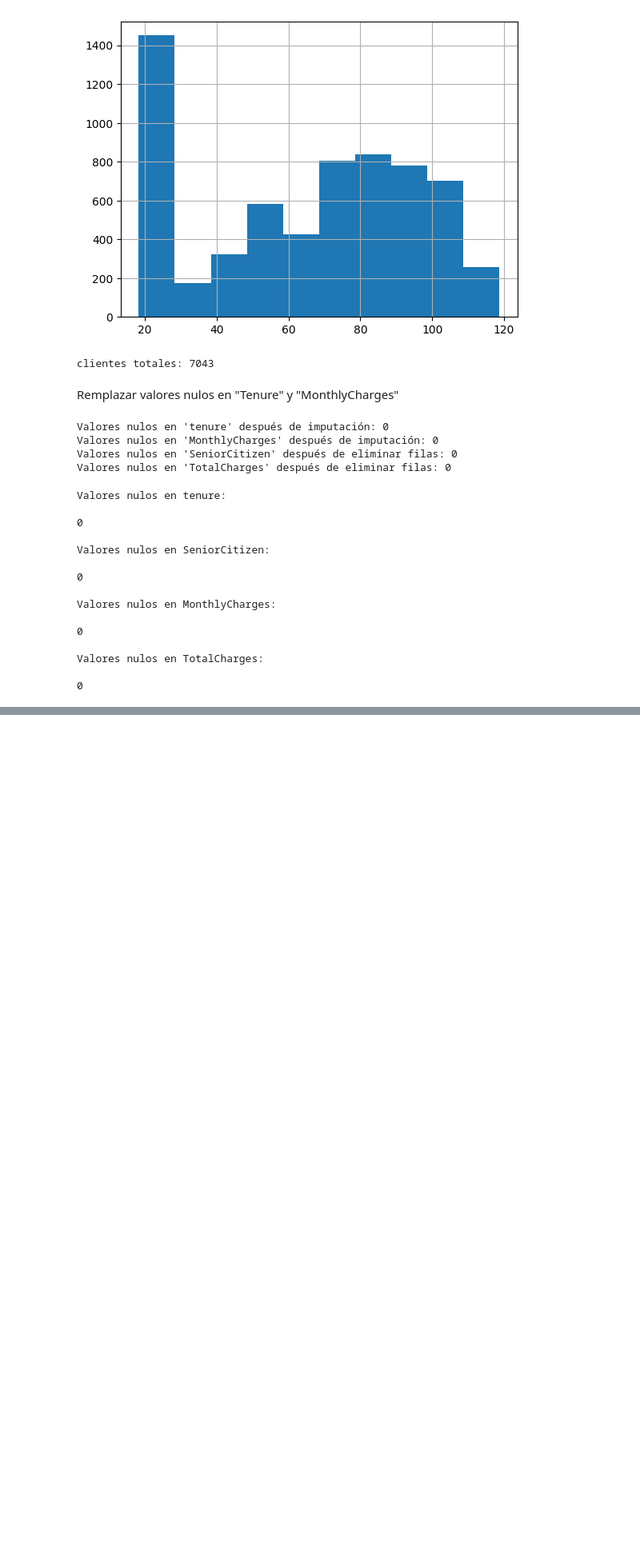
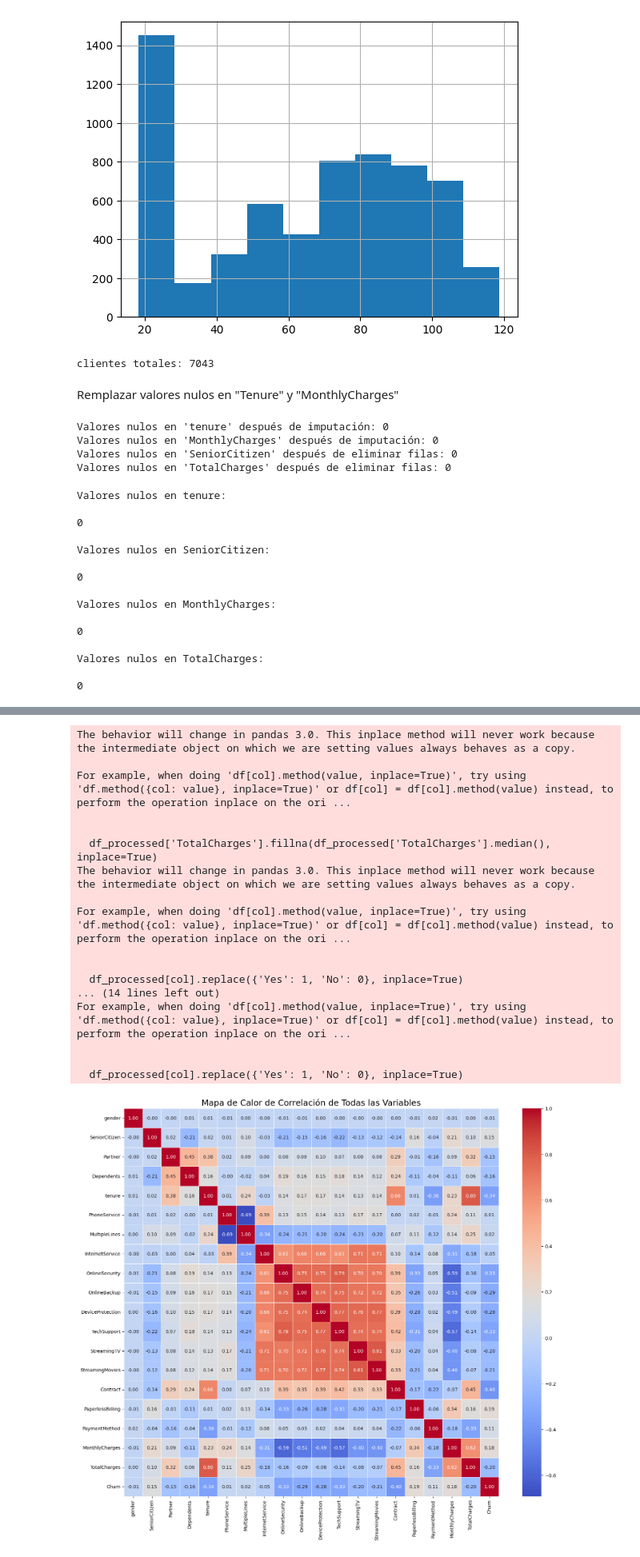
Before and after one commit to PALACIOS1259/Cienciadedatos, a Jupyter notebook: Untitled.ipynb, the cells around one changed output, grey strips where cells are left out. Shown at 80% size. Drawn from its saved outputs; the diff is of its cells as text; code cells hidden in the pictures; blank space fills up the shorter version.

```diff
--- a/Untitled.ipynb
+++ b/Untitled.ipynb
@@ -249,0 +208,73 @@ plt.show()
+# %%
+
+# Crear una copia del DataFrame para el preprocesamiento
+df_processed = df.copy()
+
+# 1. Convertir la columna 'TotalCharges' a numérica.
+# Los espacios vacíos se convertirán en NaN (Not a Number).
+df_processed['TotalCharges'] = pd.to_numeric(df_processed['TotalCharges'], errors='coerce')
+# Rellenar los valores NaN con la mediana de la columna para no perder datos.
+df_processed['TotalCharges'].fillna(df_processed['TotalCharges'].median(), inplace=True)
+
+# 2. Eliminar la columna 'customerID' ya que no es relevante para el análisis de correlación.
+df_processed.drop('customerID', axis=1, inplace=True)
+
+# 3. Convertir todas las columnas categóricas restantes a numéricas.
+# Iteramos sobre cada columna del DataFrame.
+for col in df_processed.columns:
+    # Verificamos si el tipo de dato de la columna es 'object' (lo que usualmente significa texto).
+    if df_processed[col].dtype == 'object':
+        # Reemplazamos 'Yes' y 'No' por 1 y 0 respectivamente.
+        if 'Yes' in df_processed[col].unique() and 'No' in df_processed[col].unique():
+            df_processed[col].replace({'Yes': 1, 'No': 0}, inplace=True)
+            # También manejamos el caso de 'No internet service' o 'No phone service'
+            if 'No internet service' in df_processed[col].unique():
+                df_processed[col].replace({'No internet service': 2}, inplace=True)
+            if 'No phone service' in df_processed[col].unique():
+                df_processed[col].replace({'No phone service': 2}, inplace=True)
+
+        # Para otras columnas categóricas, usamos la codificación de etiquetas (Label Encoding).
+        # El método .astype('category').cat.codes convierte cada categoría de texto en un número.
+        df_processed[col] = df_processed[col].astype('category').cat.codes
+
+# --- FIN DEL PREPROCESAMIENTO DE DATOS ---
+
+
+# --- INICIO DE LA VISUALIZACIÓN ---
+
+# 4. Calcular la matriz de correlación
+plt.figure(figsize=(18, 15)) # Ajusta el tamaño para que sea más legible
+correlation_matrix = df_processed.corr()
+
+# 5. Generar el mapa de calor usando Seaborn
+# annot=True muestra los valores de correlación en cada celda.
+# cmap='coolwarm' es una paleta de colores común para mapas de calor.
+heatmap = sns.heatmap(correlation_matrix, annot=True, fmt='.2f', cmap='coolwarm', linewidths=.5)
+
+plt.title('Mapa de Calor de Correlación de Todas las Variables', fontsize=18)
+plt.show()
+
+# --- FIN DE LA VISUALIZACIÓN ---
+
+# Opcional: Mostrar las primeras filas del dataframe procesado para verificar las conversiones
+print("Vista previa del DataFrame procesado con valores numéricos:")
+print(df_processed.head())
+# %% [output]
+The behavior will change in pandas 3.0. This inplace method will never work because the intermediate object on which we are setting values always behaves as a copy.
+
+For example, when doing 'df[col].method(value, inplace=True)', try using 'df.method({col: value}, inplace=True)' or df[col] = df[col].method(value) instead, to perform the operation inplace on the ori ...
+
+
+  df_processed['TotalCharges'].fillna(df_processed['TotalCharges'].median(), inplace=True)
+The behavior will change in pandas 3.0. This inplace method will never work because the intermediate object on which we are setting values always behaves as a copy.
+
+For example, when doing 'df[col].method(value, inplace=True)', try using 'df.method({col: value}, inplace=True)' or df[col] = df[col].method(value) instead, to perform the operation inplace on the ori ...
+
+
+  df_processed[col].replace({'Yes': 1, 'No': 0}, inplace=True)
+... (14 lines left out)
+For example, when doing 'df[col].method(value, inplace=True)', try using 'df.method({col: value}, inplace=True)' or df[col] = df[col].method(value) instead, to perform the operation inplace on the ori ...
+
+
+  df_processed[col].replace({'Yes': 1, 'No': 0}, inplace=True)
+[figure, added]
```
Also changed, not shown: parts of 3 cells of this notebook.
